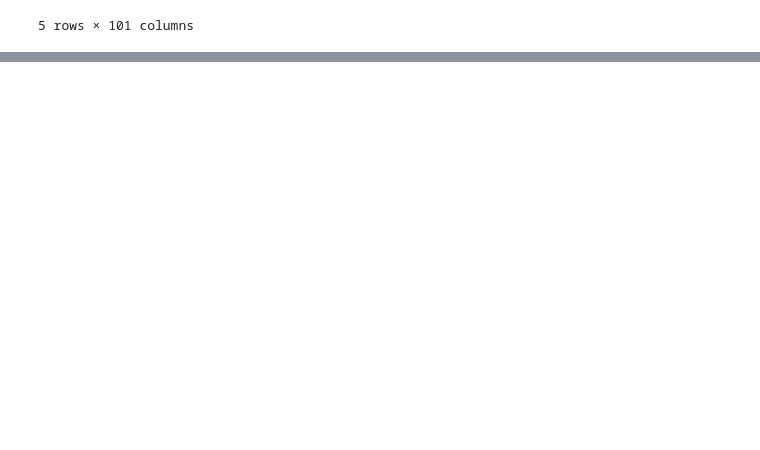
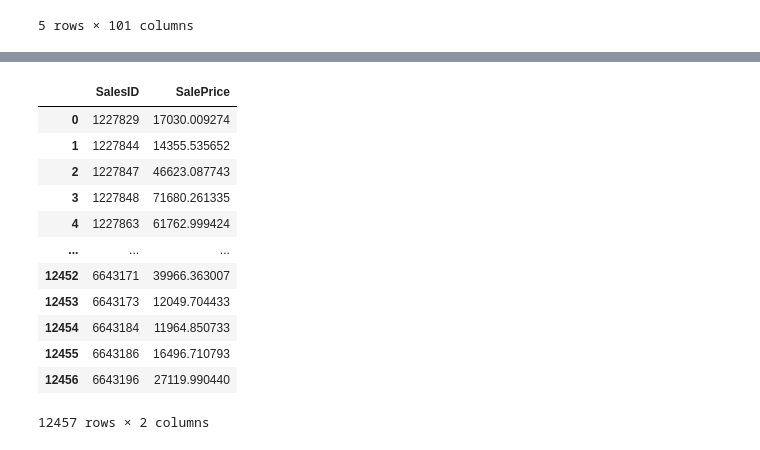
Before and after one commit to snmsndhu/machine_learning_projects, a Jupyter notebook: bulldozer_project/file.ipynb, the cells around one changed output, grey strips where cells are left out. Cells and saved outputs as stored; diff of their text form; code cells hidden in the pictures; blank space fills up the shorter version.

```diff
--- a/bulldozer_project/file.ipynb
+++ b/bulldozer_project/file.ipynb
@@ -1088,0 +1110,5 @@ df_test.head()
+# %%
+
+# Manually adjust df_test to have auctioneerID_is_missing column
+df_test["auctioneerID_is_missing"] = False
+df_test.head()
@@ -1088,0 +1145,4 @@ df_test.head()
+# %%
+# Match test dataset columns to training dataset
+df_test["auctioneerID_is_missing"] = False
+df_test.head()
@@ -1088,0 +1157,27 @@ df_test.head()
+# %%
+# Match column order from X_train to df_test (to predict on columns, they should be in the same order they were fit on)
+df_test = df_test[X_train.columns]
+# %%
+
+# Make predictions on the test dataset using the best model
+test_preds = ideal_model.predict(df_test)
+# %%
+# Create DataFrame compatible with Kaggle submission requirements
+df_preds = pd.DataFrame()
+df_preds["SalesID"] = df_test["SalesID"]
+df_preds["SalePrice"] = test_preds
+df_preds
+# %% [output]
+|  | SalesID | SalePrice |
+| 0 | 1227829 | 17030.009274 |
+| 1 | 1227844 | 14355.535652 |
+| 2 | 1227847 | 46623.087743 |
+| 3 | 1227848 | 71680.261335 |
+| 4 | 1227863 | 61762.999424 |
+| ... | ... | ... |
+| 12452 | 6643171 | 39966.363007 |
+| 12453 | 6643173 | 12049.704433 |
+| 12454 | 6643184 | 11964.850733 |
+| 12455 | 6643186 | 16496.710793 |
+| 12456 | 6643196 | 27119.990440 |
+12457 rows × 2 columns
```
Also changed, not shown: parts of 13 cells of this notebook.
